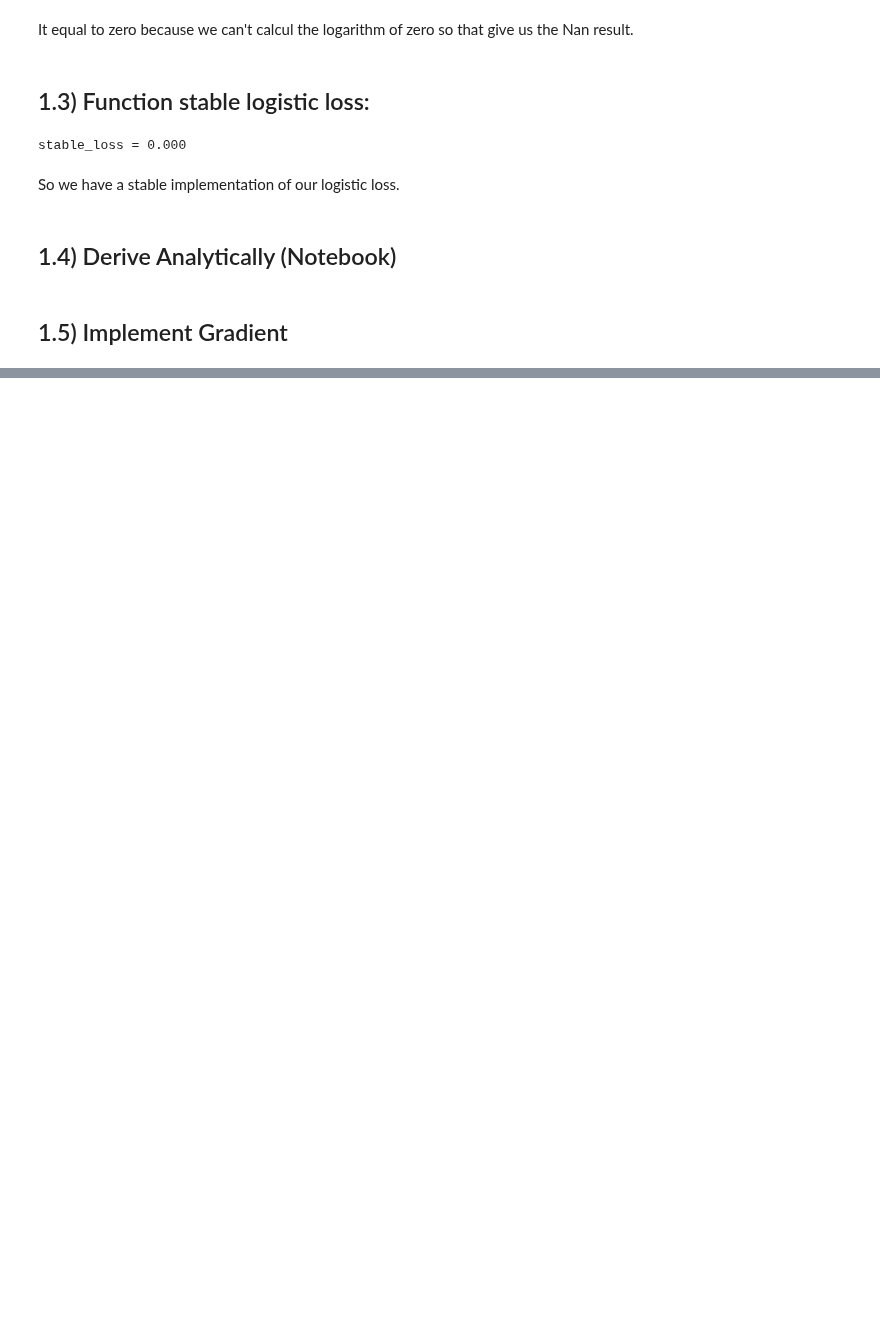
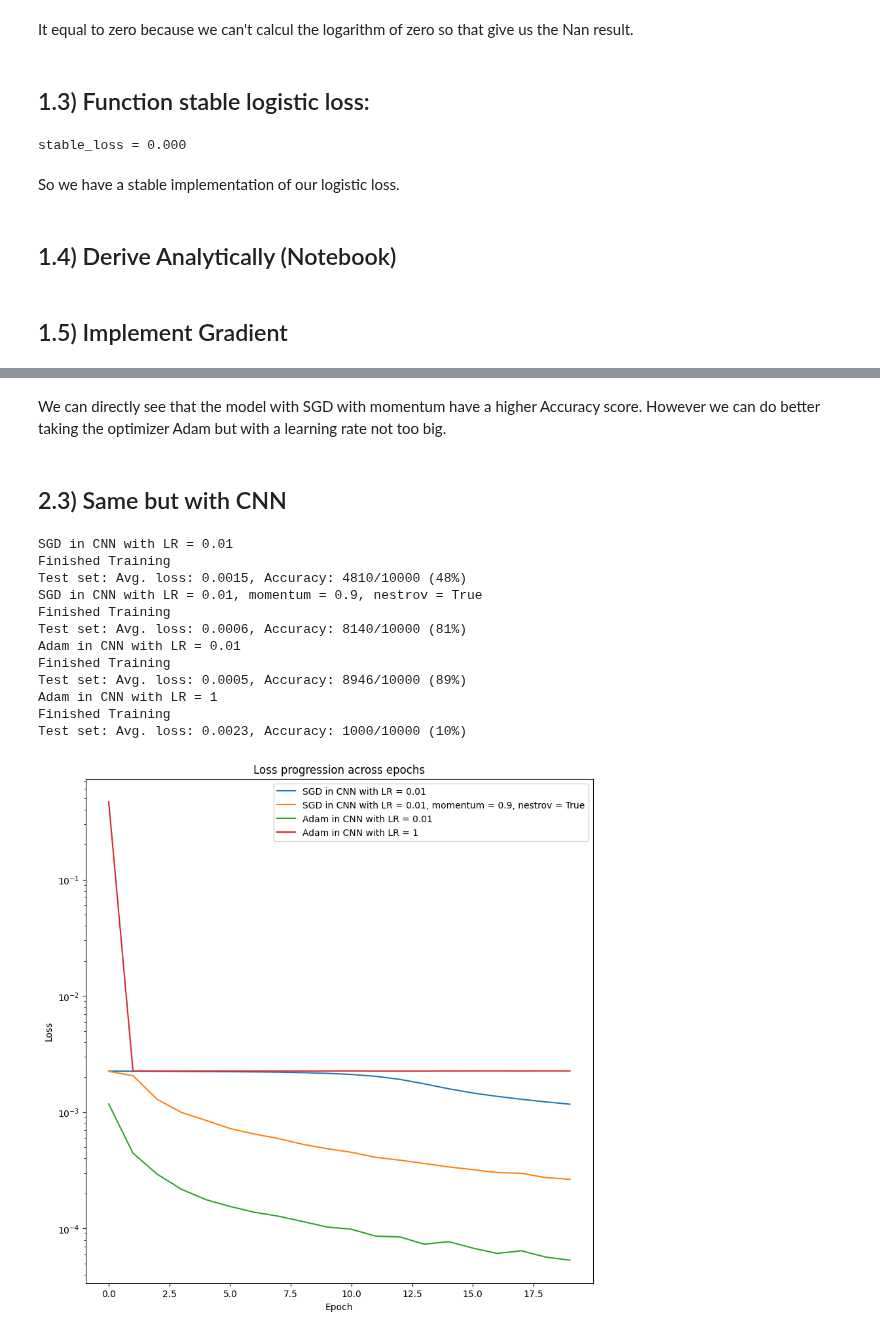
Before and after one commit to fpalmisa/FundamentalLearningEPFL, a Jupyter notebook: Homework 3/Homework3.ipynb, the cells around one changed output, grey strips where cells are left out. Saved outputs shown, nothing was run; the diff lists cells and outputs as text; code cells hidden in the pictures; blank space fills up the shorter version.

```diff
--- a/Homework 3/Homework3.ipynb
+++ b/Homework 3/Homework3.ipynb
@@ -110,0 +380,4 @@ def gradient(X, y, W):
+# %% [markdown]
+We can directly see that the model with SGD with momentum have a higher Accuracy score. However we can do better taking the optimizer Adam but with a learning rate not too big.
+# %% [markdown]
+## 2.3) Same but with CNN
@@ -110,0 +406,57 @@ def gradient(X, y, W):
+# %%
+plt.figure(figsize=(10, 10))
+#Model with Optimizer : SGD and Learning Rate : 0.01
+modelSGD_001_CNN = CNN()
+optimizerSGD_001_CNN = optim.SGD(modelSGD_001_CNN.parameters(), lr=0.01)
+print('SGD in CNN with LR = 0.01')
+lossesSGD_001_CNN = fit(modelSGD_001_CNN, train_dataloader, optimizerSGD_001_CNN, EPOCHS, device = DEVICE)
+predict(modelSGD_001_CNN, test_dataloader, device = DEVICE)
+plt.plot(lossesSGD_001_CNN, label = "SGD in CNN with LR = 0.01")
+
+#Model with Optimizer : SGD with momentum and Learning Rate : 0.01, momentum : 0.9, nestrov : True
+modelSGD_001_momentum_CNN = CNN()
+optimizerSGD_001_momentum_CNN = optim.SGD(modelSGD_001_momentum_CNN.parameters(), lr=0.01, momentum=0.9, nesterov=True)
+print('SGD in CNN with LR = 0.01, momentum = 0.9, nestrov = True')
+lossesSGD_001_momentum_CNN = fit(modelSGD_001_momentum_CNN, train_dataloader, optimizerSGD_001_momentum_CNN, EPOCHS, device = DEVICE)
+predict(modelSGD_001_momentum_CNN, test_dataloader, device = DEVICE)
+plt.plot(lossesSGD_001_momentum_CNN, label = "SGD in CNN with LR = 0.01, momentum = 0.9, nestrov = True")
+
+#Model with Adam Optimizer and Learning Rate : 0.01
+modelAdam_001_CNN = CNN()
+optimizerAdam_001_CNN = optim.Adam(modelAdam_001_CNN.parameters(), lr=0.01)
+print('Adam in CNN with LR = 0.01')
+lossesAdam_001_CNN = fit(modelAdam_001_CNN, train_dataloader, optimizerAdam_001_CNN, EPOCHS, device = DEVICE)
+predict(modelAdam_001_CNN, test_dataloader, device = DEVICE)
+plt.plot(lossesAdam_001_CNN, label = "Adam in CNN with LR = 0.01")
+
+#Model with Adam Optimizer and Learning Rate : 1
+modelAdam_1_CNN = CNN()
+optimizerAdam_1_CNN = optim.Adam(modelAdam_1_CNN.parameters(), lr=1)
+print('Adam in CNN with LR = 1')
+lossesAdam_1_CNN = fit(modelAdam_1_CNN, train_dataloader, optimizerAdam_1_CNN, EPOCHS, device = DEVICE)
+predict(modelAdam_1_CNN, test_dataloader, device = DEVICE)
+plt.plot(lossesAdam_1_CNN,  label = "Adam in CNN with LR = 1")
+
+
+
+
+plt.legend()
+plt.xlabel('Epoch')
+plt.ylabel("Loss")
+plt.yscale("log")
+plt.title("Loss progression across epochs")
+plt.show()
+# %% [output]
+SGD in CNN with LR = 0.01
+Finished Training
+Test set: Avg. loss: 0.0015, Accuracy: 4810/10000 (48%)
+SGD in CNN with LR = 0.01, momentum = 0.9, nestrov = True
+Finished Training
+Test set: Avg. loss: 0.0006, Accuracy: 8140/10000 (81%)
+Adam in CNN with LR = 0.01
+Finished Training
+Test set: Avg. loss: 0.0005, Accuracy: 8946/10000 (89%)
+Adam in CNN with LR = 1
+Finished Training
+Test set: Avg. loss: 0.0023, Accuracy: 1000/10000 (10%)
+[figure, added]
```
Also changed, not shown: parts of 15 cells of this notebook, 8 other files.
